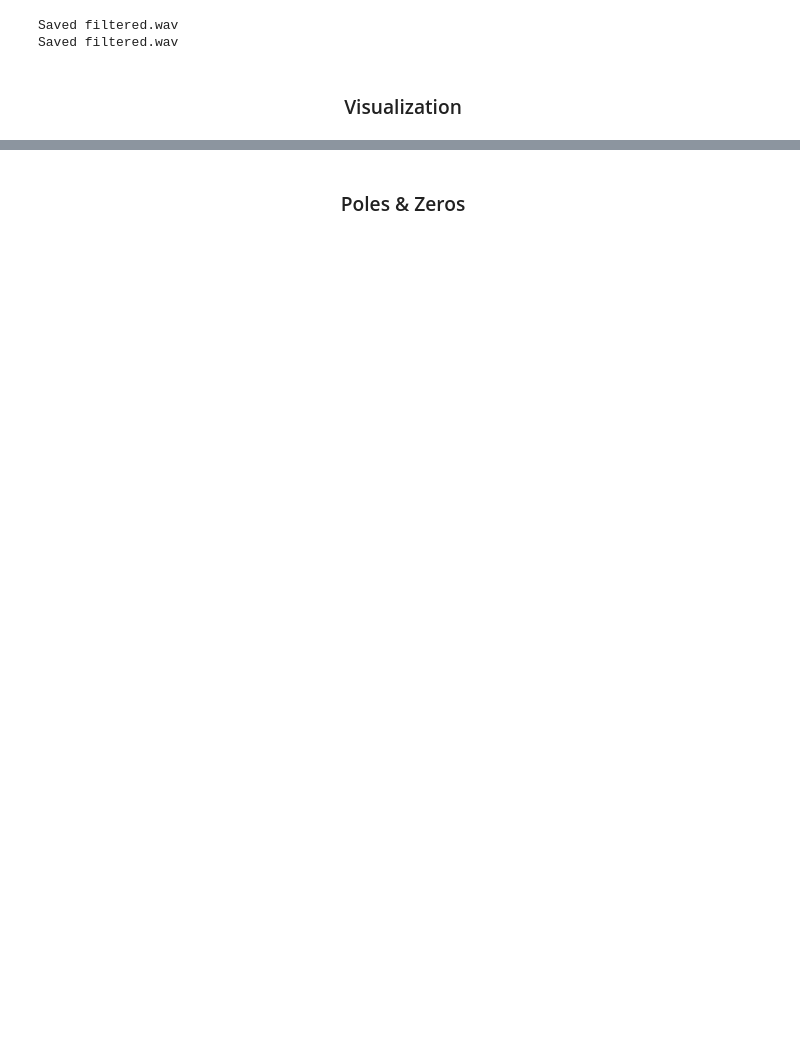
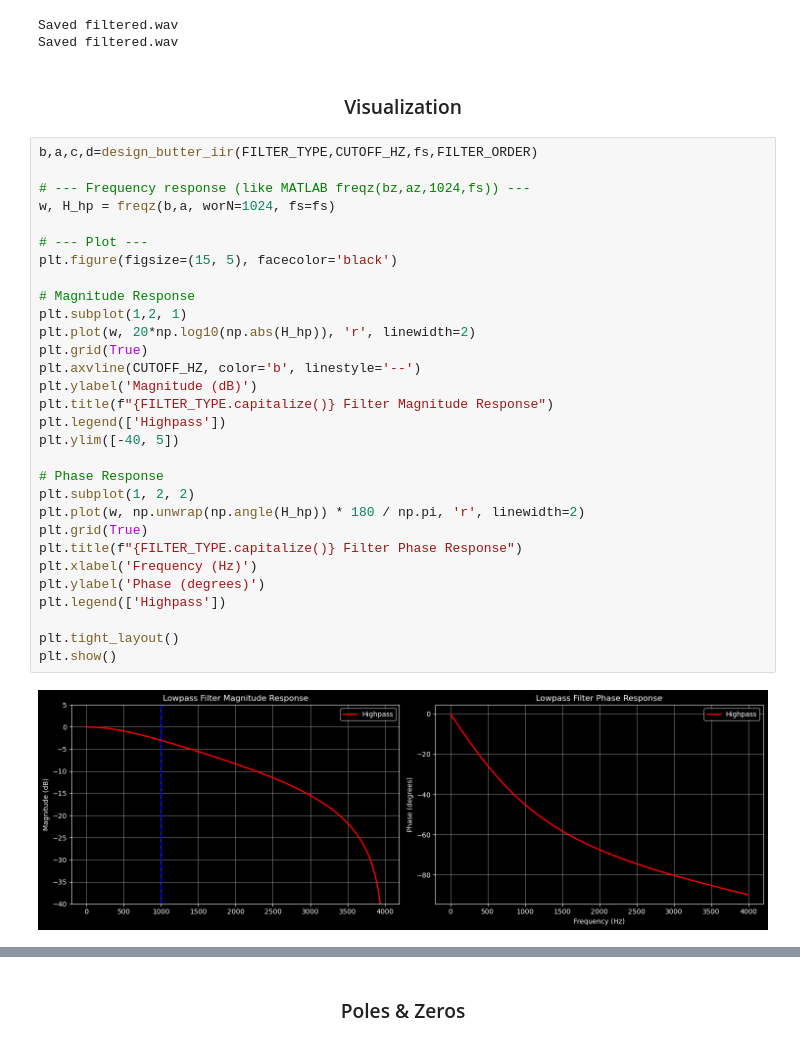
Before and after one commit to AMR-HOSNY11/Butterworth-IIR-and-FIR-Filters, a Jupyter notebook: Filter.ipynb, the cells around one changed output, grey strips where cells are left out. Saved outputs shown, nothing was run; the diff lists cells and outputs as text; blank space fills up the shorter version.

```diff
--- a/Filter.ipynb
+++ b/Filter.ipynb
@@ -243,3 +222,35 @@ Saved filtered.wav
 Saved filtered.wav
 # %% [markdown]
 <h3 style="text-align: center;">Visualization</h3>
+# %%
+b,a,c,d=design_butter_iir(FILTER_TYPE,CUTOFF_HZ,fs,FILTER_ORDER)
+
+# --- Frequency response (like MATLAB freqz(bz,az,1024,fs)) ---
+w, H_hp = freqz(b,a, worN=1024, fs=fs)
+
+# --- Plot ---
+plt.figure(figsize=(15, 5), facecolor='black')
+
+# Magnitude Response
+plt.subplot(1,2, 1)
+plt.plot(w, 20*np.log10(np.abs(H_hp)), 'r', linewidth=2)
+plt.grid(True)
+plt.axvline(CUTOFF_HZ, color='b', linestyle='--')
+plt.ylabel('Magnitude (dB)')
+plt.title(f"{FILTER_TYPE.capitalize()} Filter Magnitude Response")
+plt.legend(['Highpass'])
+plt.ylim([-40, 5])
+
+# Phase Response
+plt.subplot(1, 2, 2)
+plt.plot(w, np.unwrap(np.angle(H_hp)) * 180 / np.pi, 'r', linewidth=2)
+plt.grid(True)
+plt.title(f"{FILTER_TYPE.capitalize()} Filter Phase Response")
+plt.xlabel('Frequency (Hz)')
+plt.ylabel('Phase (degrees)')
+plt.legend(['Highpass'])
+
+plt.tight_layout()
+plt.show()
+# %% [output]
+[figure, added]
```
Also changed, not shown: parts of 24 cells of this notebook.
